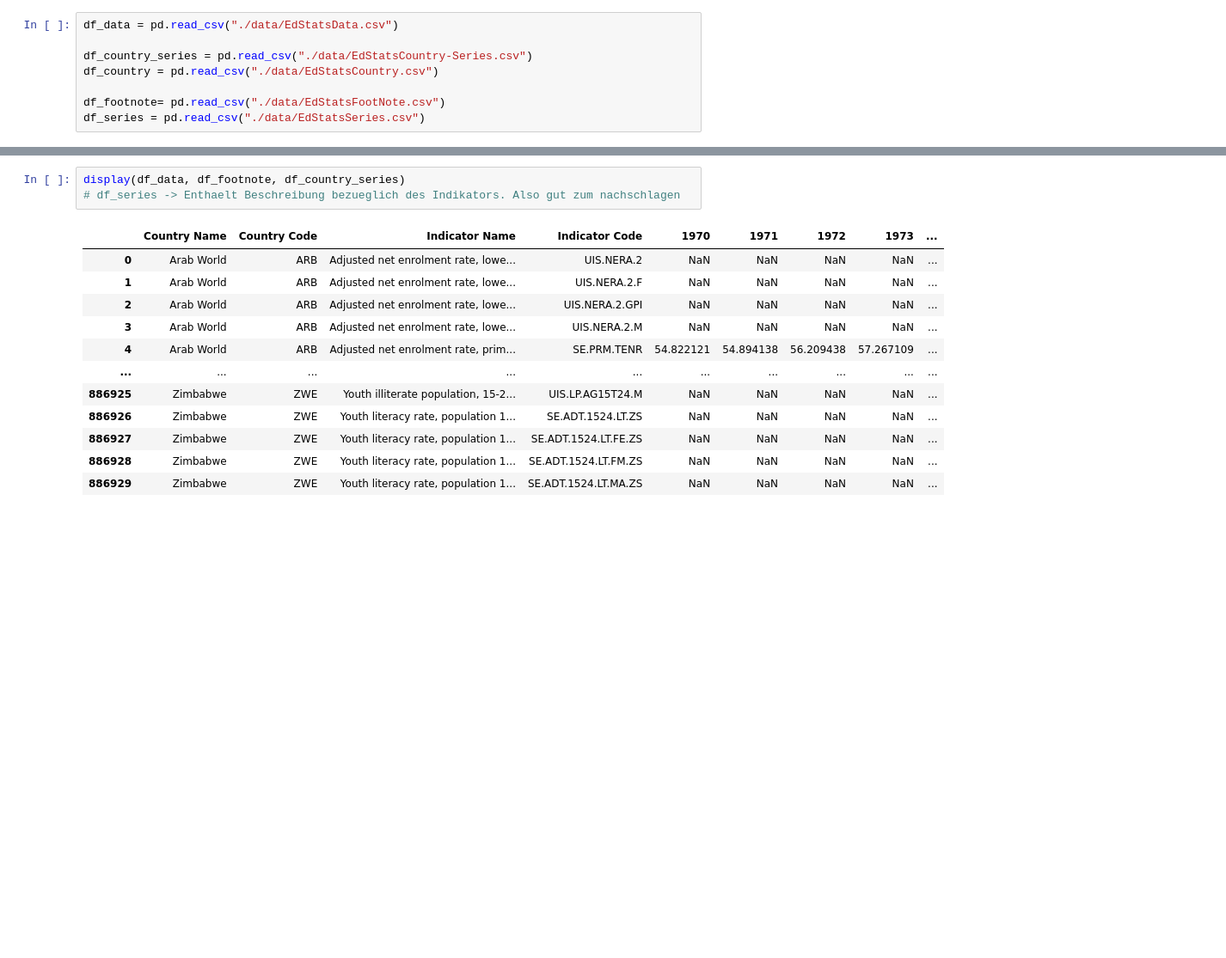
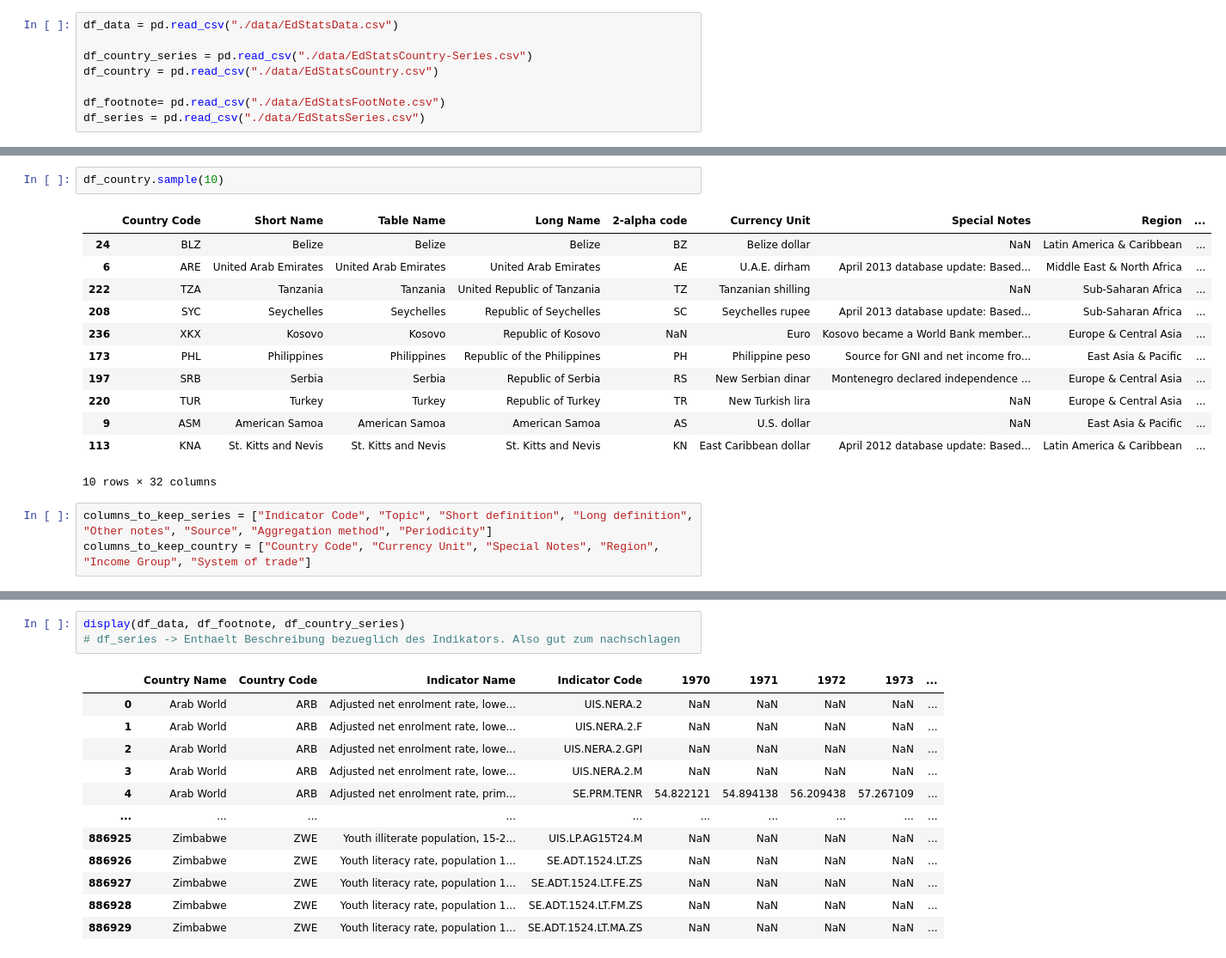
Before and after one commit to aKravtschenko/edstats-ml-analysis, a Jupyter notebook: global_education_economic_analysis.ipynb, the cells around one changed output, grey strips where cells are left out. Shown at 86% size. Saved outputs shown, nothing was run; the diff lists cells and outputs as text; blank space fills up the shorter version.

```diff
--- a/global_education_economic_analysis.ipynb
+++ b/global_education_economic_analysis.ipynb
@@ -183,0 +62,18 @@ Index(['Country Name', 'Country Code', 'Indicator Name', 'Indicator Code',
+# %%
+df_country.sample(10)
+# %% [output]
+|  | Country Code | Short Name | Table Name | Long Name | 2-alpha code | Currency Unit | Special Notes | Region | ... |
+| 24 | BLZ | Belize | Belize | Belize | BZ | Belize dollar | NaN | Latin America & Caribbean | ... |
+| 6 | ARE | United Arab Emirates | United Arab Emirates | United Arab Emirates | AE | U.A.E. dirham | April 2013 database update: Based... | Middle East & North Africa | ... |
+| 222 | TZA | Tanzania | Tanzania | United Republic of Tanzania | TZ | Tanzanian shilling | NaN | Sub-Saharan Africa | ... |
+| 208 | SYC | Seychelles | Seychelles | Republic of Seychelles | SC | Seychelles rupee | April 2013 database update: Based... | Sub-Saharan Africa | ... |
+| 236 | XKX | Kosovo | Kosovo | Republic of Kosovo | NaN | Euro | Kosovo became a World Bank member... | Europe & Central Asia | ... |
+| 173 | PHL | Philippines | Philippines | Republic of the Philippines | PH | Philippine peso | Source for GNI and net income fro... | East Asia & Pacific | ... |
+| 197 | SRB | Serbia | Serbia | Republic of Serbia | RS | New Serbian dinar | Montenegro declared independence ... | Europe & Central Asia | ... |
+| 220 | TUR | Turkey | Turkey | Republic of Turkey | TR | New Turkish lira | NaN | Europe & Central Asia | ... |
+| 9 | ASM | American Samoa | American Samoa | American Samoa | AS | U.S. dollar | NaN | East Asia & Pacific | ... |
+| 113 | KNA | St. Kitts and Nevis | St. Kitts and Nevis | St. Kitts and Nevis | KN | East Caribbean dollar | April 2012 database update: Based... | Latin America & Caribbean | ... |
+10 rows × 32 columns
+# %%
+columns_to_keep_series = ["Indicator Code", "Topic", "Short definition", "Long definition", "Other notes", "Source", "Aggregation method", "Periodicity"]
+columns_to_keep_country = ["Country Code", "Currency Unit", "Special Notes", "Region", "Income Group", "System of trade"]
```
Also changed, not shown: parts of 44 cells of this notebook.
